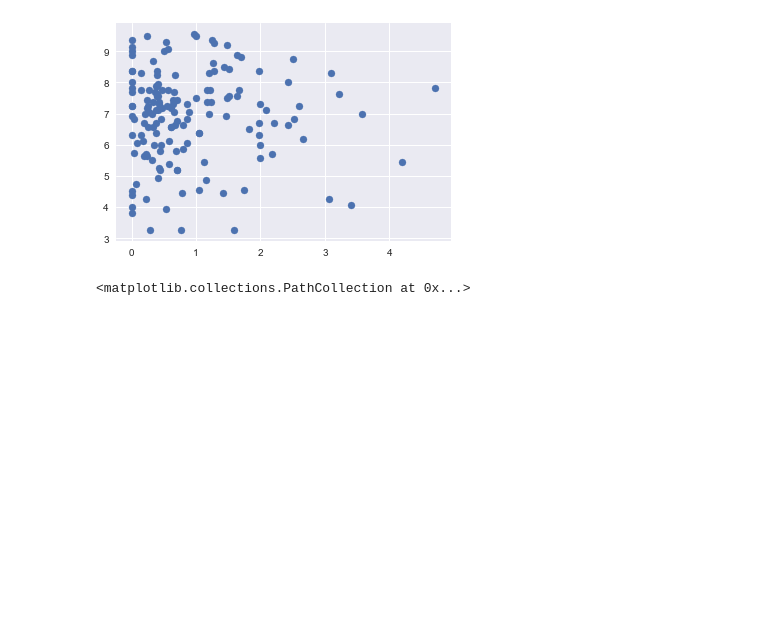
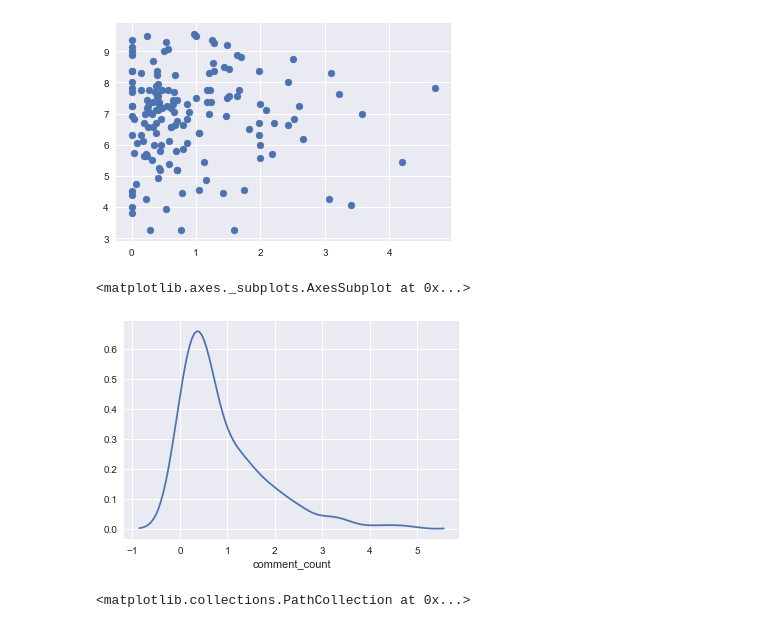
Before and after one commit to JeroenSchmidt/UvA-DSF-group, a Jupyter notebook: uc2/exploration_notebooks/rafael/Initial EDA.ipynb, the cells around one changed output. Drawn from its saved outputs; the diff is of its cells as text; code cells hidden in the pictures; blank space fills up the shorter version.

```diff
--- a/uc2/exploration_notebooks/rafael/Initial EDA.ipynb
+++ b/uc2/exploration_notebooks/rafael/Initial EDA.ipynb
@@ -386,6 +426,11 @@ plt.scatter(df_merge.comment_count, df_merge.PERMA)
 # %% [output]
 <matplotlib.collections.PathCollection at 0x...>
 [figure]
+# %%
+sns.distplot(df_merge.comment_count, hist=False)
+# %% [output]
+<matplotlib.axes._subplots.AxesSubplot at 0x...>
+[figure, added]
 # %%
 plt.scatter(df_merge.time_of_day_x, df_merge.PERMA)
 # %% [output]
```
Also changed, not shown: parts of 5 cells of this notebook, 1 other file.
